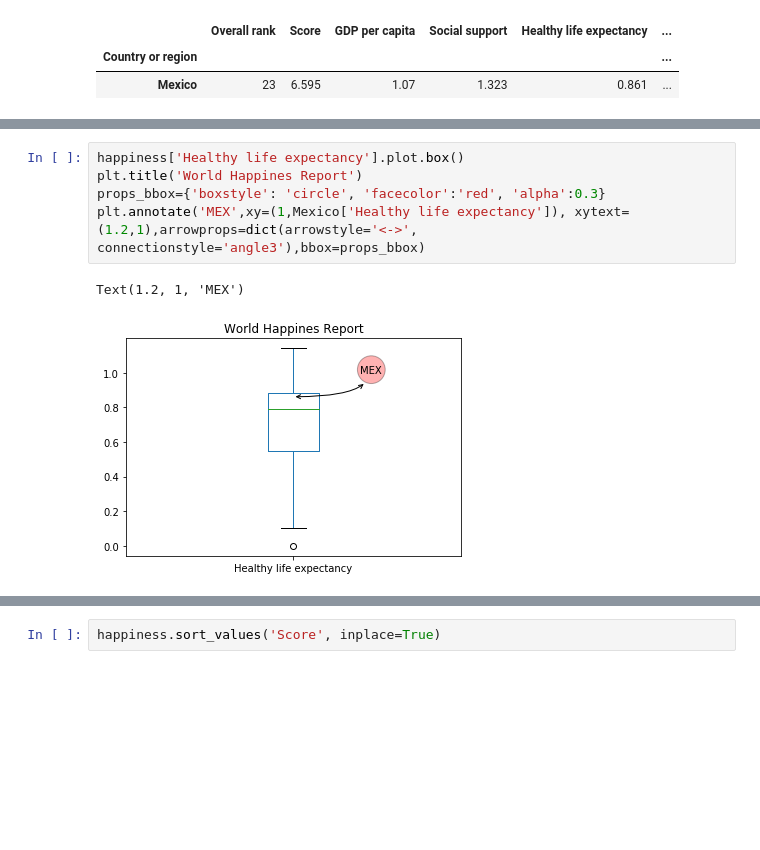
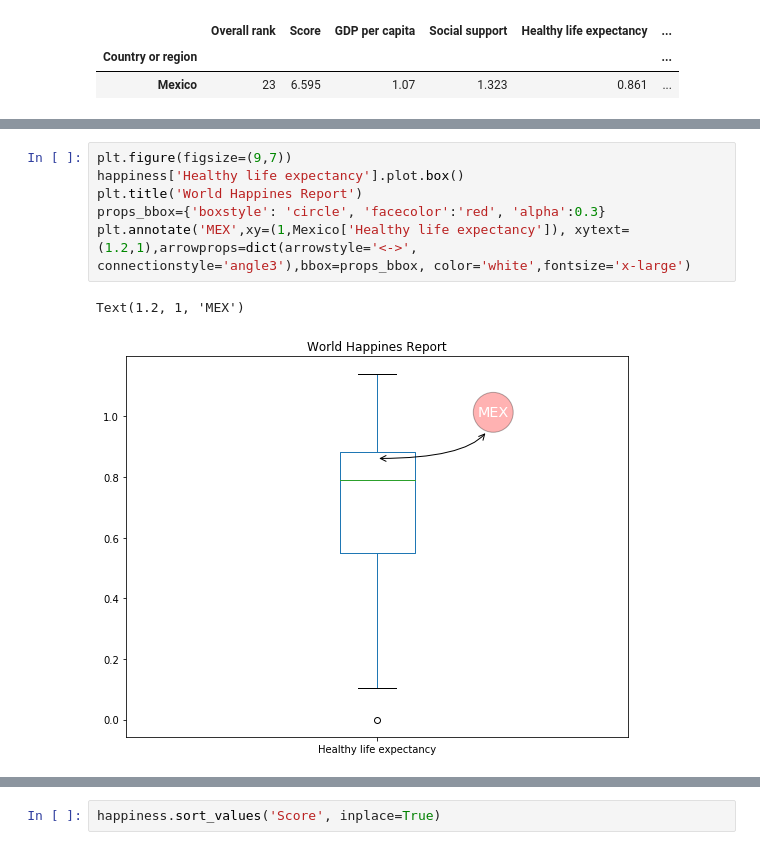
Before and after one commit to D17297/TEC, a Jupyter notebook: Reto.ipynb, the cells around one changed output, grey strips where cells are left out. Drawn from its saved outputs; the diff is of its cells as text; blank space fills up the shorter version.

```diff
--- a/Reto.ipynb
+++ b/Reto.ipynb
@@ -42,8 +43,9 @@ Text(0, 0.5, 'Frequency')
 # %%
+plt.figure(figsize=(9,7))
 happiness['Healthy life expectancy'].plot.box()
 plt.title('World Happines Report')
 props_bbox={'boxstyle': 'circle', 'facecolor':'red', 'alpha':0.3}
-plt.annotate('MEX',xy=(1,Mexico['Healthy life expectancy']), xytext=(1.2,1),arrowprops=dict(arrowstyle='<->', connectionstyle='angle3'),bbox=props_bbox)
+plt.annotate('MEX',xy=(1,Mexico['Healthy life expectancy']), xytext=(1.2,1),arrowprops=dict(arrowstyle='<->', connectionstyle='angle3'),bbox=props_bbox, color='white',fontsize='x-large')
 # %% [output]
 Text(1.2, 1, 'MEX')
-[figure, old version]
+[figure, new version]
```
Also changed, not shown: parts of 10 cells of this notebook.
